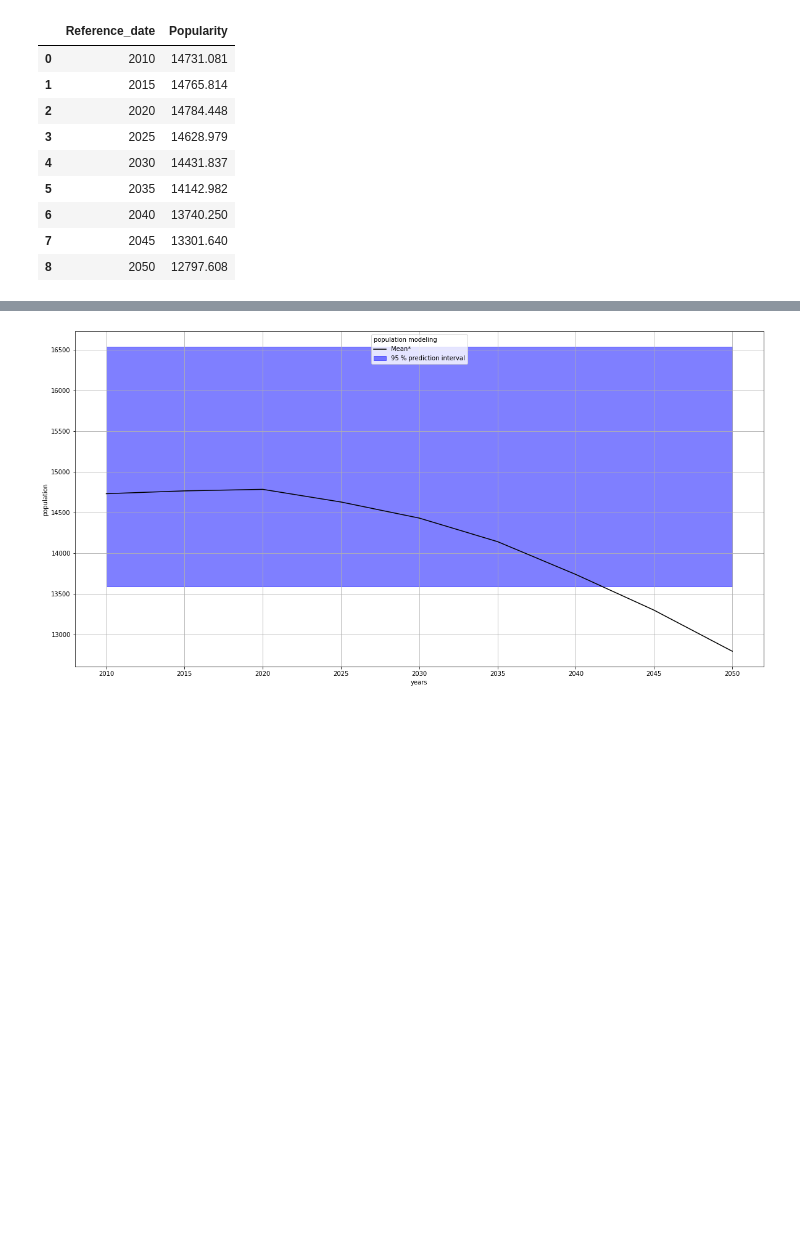
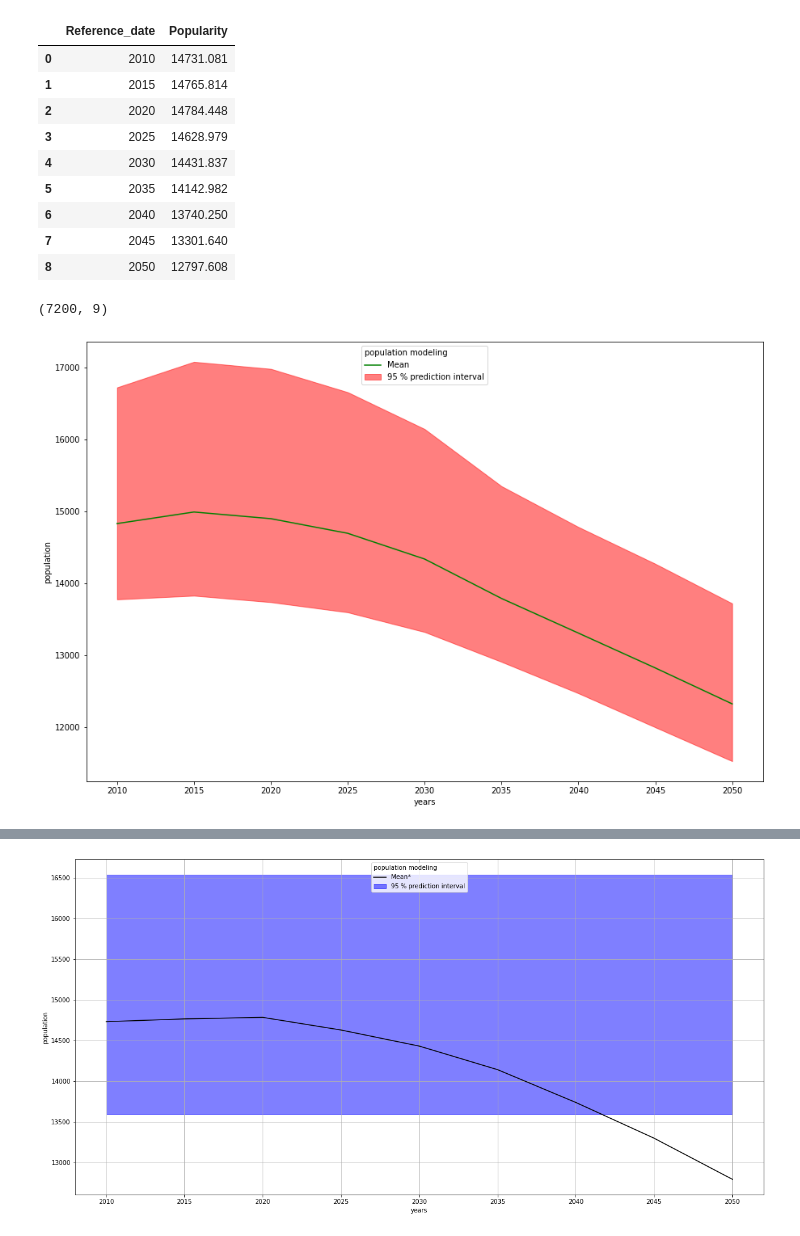
Before and after one commit to bogya345/DiscModel_labs, a Jupyter notebook: lab2.ipynb, the cells around one changed output, grey strips where cells are left out. Drawn from its saved outputs; the diff is of its cells as text; code cells hidden in the pictures; blank space fills up the shorter version.

```diff
--- a/lab2.ipynb
+++ b/lab2.ipynb
@@ -553,0 +601,12 @@ evaluates passed
+# %%
+# Generate samples
+param_values = saltelli.sample(problem, 100)
+
+# Run model (example)
+Y = {}
+S = {}
+
+Y = new_evaluate(param_values)
+
+# Y = Evaluate(param_values)
+print('evaluates passed')
@@ -656,6 +679,38 @@ dp
 | 6 | 2040 | 13740.250 |
 | 7 | 2045 | 13301.640 |
 | 8 | 2050 | 12797.608 |
+# %%
+np.shape(Y)
+# %% [output]
+(7200, 9)
+# %%
+years = dp.Reference_date.values.tolist()
+
+result = Y
+# %%
+fig = plt.figure(figsize=(15, 10))
+gs = fig.add_gridspec(1, 1)
+
+ax0 = fig.add_subplot(gs[:, 0])
+ax0.plot(dp.Reference_date.values.tolist(), np.mean(result, axis=0), label="Mean", color='green')
+
+# in percent
+prediction_interval = 95
+
+ax0.fill_between(years,
+                 np.percentile(result, 50 - prediction_interval/2., axis=0),
+                 np.percentile(result, 50 + prediction_interval/2., axis=0),
+                 alpha=0.5, color='red',
+                 label=f"{prediction_interval} % prediction interval")
+
+ax0.set_xlabel("years")
+ax0.set_ylabel("population")
+ax0.legend(title=r"population modeling",
+           loc='upper center')._legend_box.align = "left"
+# plt.savefig('sensitivity.png', bbox_inches='tight')
+plt.show()
+# %% [output]
+[figure, added]
 # %%
 plt.figure(1, figsize=(20, 10))
 # plt.title(title.format(sex, year))
```
Also changed, not shown: parts of 18 cells of this notebook.
